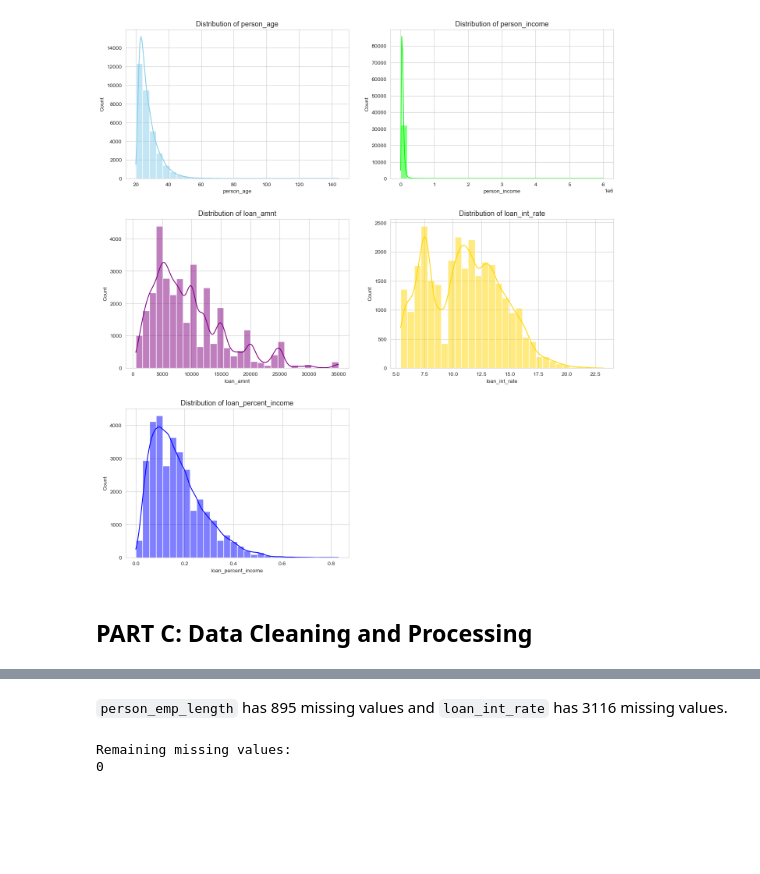
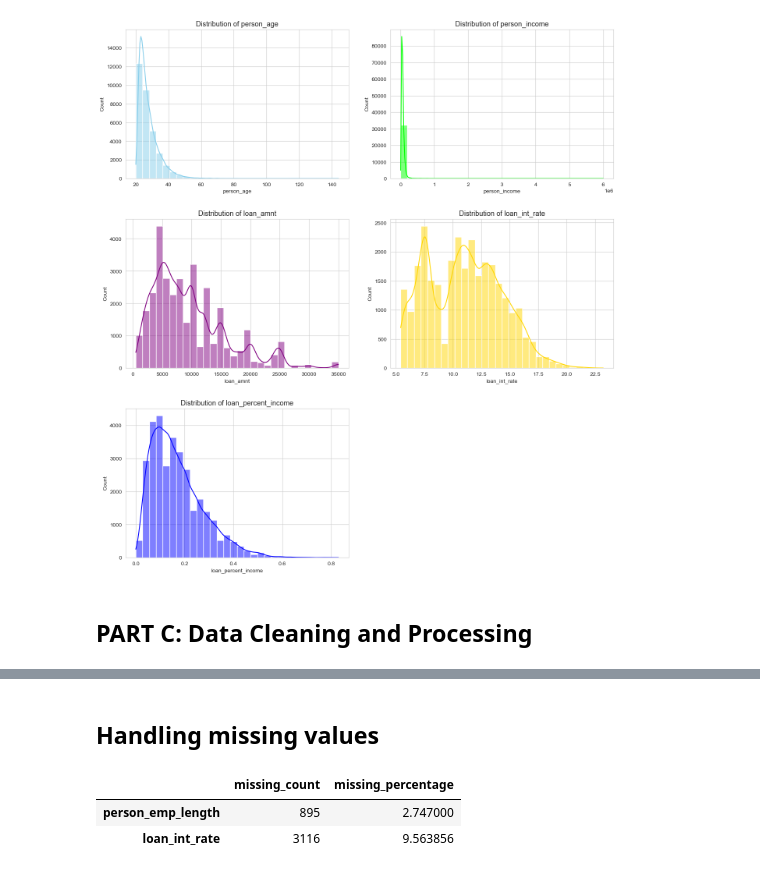
Before and after one commit to Thembelihle-tech/Credit-Risk-Prediction, a Jupyter notebook: Credit_Risk_Prediction.ipynb, the cells around one changed output, grey strips where cells are left out. Cells and saved outputs as stored; diff of their text form; code cells hidden in the pictures; blank space fills up the shorter version.

Commit message:
Performed data cleaning and preprocessing

```diff
--- a/Credit_Risk_Prediction.ipynb
+++ b/Credit_Risk_Prediction.ipynb
@@ -219,23 +193,11 @@ dtype: int64
-# %% [markdown]
-`person_emp_length` has 895 missing values and `loan_int_rate` has 3116 missing values.
+# %% [markdown]
+## Handling missing values
 # %%
-"""Handling missing values (with justification)
-person_emp_length is assumed with the median since employment length is right-skewed
-and the median is robust to that skew/outliers compared to the mean.
-loan_int_rate, the interest rates are strongly tied to loan_grade (A = lowest risk/lowest rate, G = highest risk/highest rate),
-so imputing with the overall median would hide that relationship.
-"""
-
-#impute person_emp_length with the overall mediam
-df['person_emp_length'] = df['person_emp_length'].fillna(df['person_emp_length'].median())
-
-#impute loan_int_rate with the mediam interest rate per loan_grade
-df['loan_int_rate'] = df.groupby('loan_grade')['loan_int_rate'].transform(
-    lambda x: x.fillna(x.median())
-)
-
-print("Remaining missing values:")
-print(df.isnull().sum().sum())
+missing = df.isnull().sum()
+missing_percentage = (missing / len(df)) * 100
+missing_summary = pd.DataFrame({'missing_count': missing, 'missing_percentage': missing_percentage})
+missing_summary[missing_summary['missing_count'] > 0]
 # %% [output]
-Remaining missing values:
-0
+|  | missing_count | missing_percentage |
+| person_emp_length | 895 | 2.747000 |
+| loan_int_rate | 3116 | 9.563856 |
```
Also changed, not shown: parts of 14 cells of this notebook, 2 other files.
